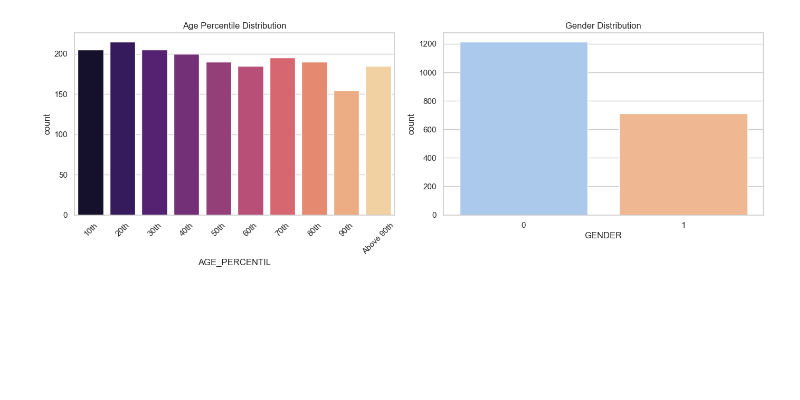
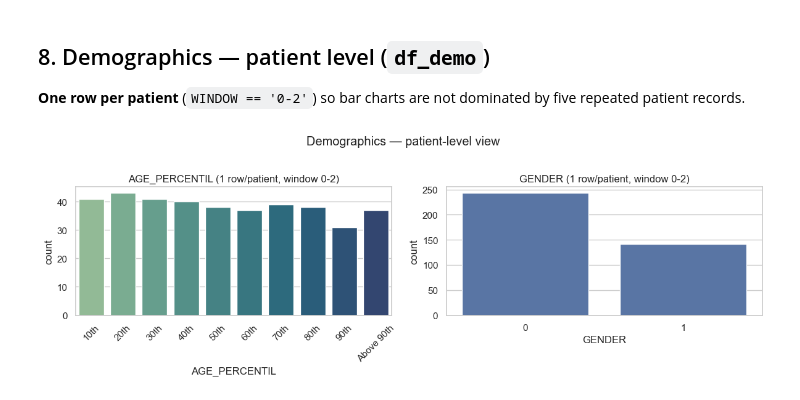
Before and after one commit to Kacem-Trabelsi/machine_learning, a Jupyter notebook: clustering_sirio_covid_data_set/03_Clustering_Sirio.ipynb, the cells around one changed output. Drawn from its saved outputs; the diff is of its cells as text; code cells hidden in the pictures; blank space fills up the shorter version.

```diff
--- a/clustering_sirio_covid_data_set/03_Clustering_Sirio.ipynb
+++ b/clustering_sirio_covid_data_set/03_Clustering_Sirio.ipynb
@@ -84,20 +323,29 @@ Beyond lab tests, demographics are pivotal for ICU clustering. Let's look at Age
+# %% [markdown]
+## 8. Demographics — patient level (`df_demo`)
+
+**One row per patient** (`WINDOW == '0-2'`) so bar charts are not dominated by five repeated patient records.
 # %%
-fig, axes = plt.subplots(1, 2, figsize=(14, 5))
+pid = 'PATIENT_VISIT_IDENTIFIER'
+df_demo = df_raw.loc[df_raw['WINDOW'].astype(str) == '0-2'].copy()
 
-# Countplot for Age Percentile (if present)
-if 'AGE_PERCENTIL' in df.columns:
-    age_order = sorted([x for x in df['AGE_PERCENTIL'].dropna().unique() if isinstance(x, str)])
-    if not age_order: age_order = sorted(df['AGE_PERCENTIL'].dropna().unique())
-    sns.countplot(data=df, x='AGE_PERCENTIL', order=age_order, ax=axes[0], palette='magma')
-    axes[0].set_title('Age Percentile Distribution')
+fig, axes = plt.subplots(1, 2, figsize=(12, 4))
+
+if 'AGE_PERCENTIL' in df_demo.columns:
+    ord_age = sorted(df_demo['AGE_PERCENTIL'].dropna().astype(str).unique())
+    sns.countplot(data=df_demo, x='AGE_PERCENTIL', order=ord_age, ax=axes[0], palette='crest')
+    axes[0].set_title('AGE_PERCENTIL (1 row/patient, window 0-2)')
     axes[0].tick_params(axis='x', rotation=45)
+else:
+    axes[0].set_visible(False)
 
-# Countplot for Gender
-if 'GENDER' in df.columns:
-    sns.countplot(data=df, x='GENDER', ax=axes[1], palette='pastel')
-    axes[1].set_title('Gender Distribution')
+if 'GENDER' in df_demo.columns:
+    sns.countplot(data=df_demo, x='GENDER', ax=axes[1])
+    axes[1].set_title('GENDER (1 row/patient, window 0-2)')
+else:
+    axes[1].set_visible(False)
 
+plt.suptitle('Demographics — patient-level view', y=1.02)
 plt.tight_layout()
 plt.show()
 # %% [output]
-[figure, old version]
+[figure, new version]
```
Also changed, not shown: parts of 27 cells of this notebook, 5 other files.
